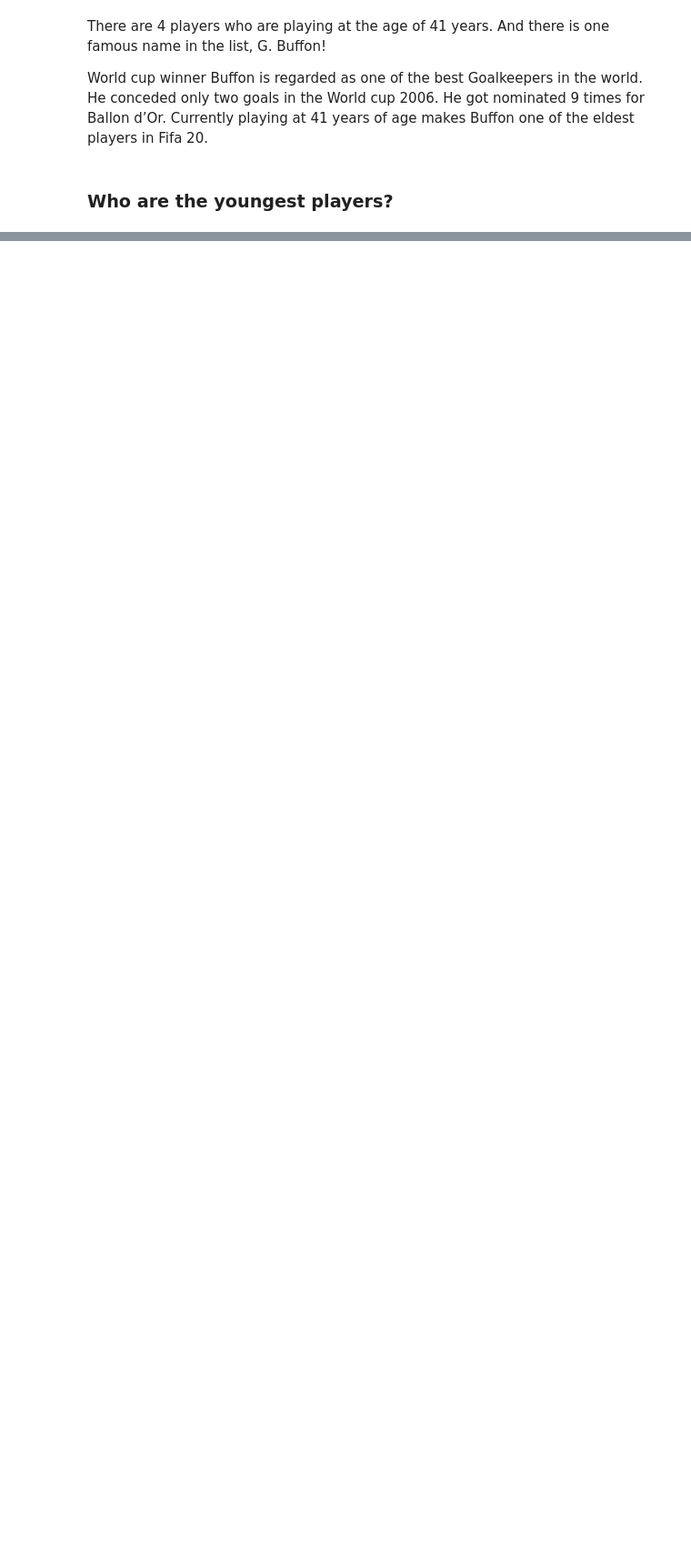
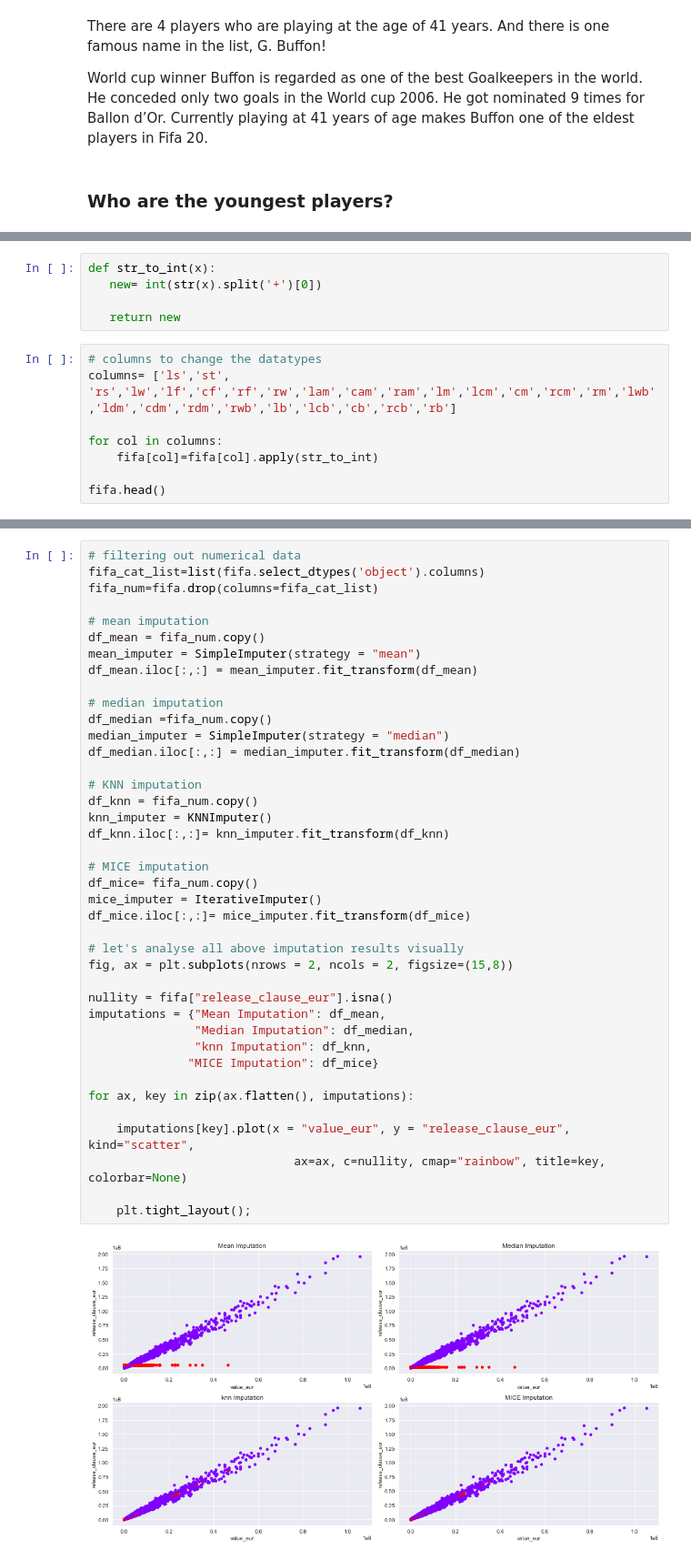
Before and after one commit to mdushetwar/Fifa-Players--EDA-Clustering, a Jupyter notebook: PRCP-1004-Fifa20.ipynb, the cells around one changed output, grey strips where cells are left out. Shown at 91% size. Drawn from its saved outputs; the diff is of its cells as text; blank space fills up the shorter version.

```diff
--- a/PRCP-1004-Fifa20.ipynb
+++ b/PRCP-1004-Fifa20.ipynb
@@ -407,0 +423,13 @@ players[players['age']==players.age.min()]
+# %%
+def str_to_int(x):
+   new= int(str(x).split('+')[0])
+
+   return new
+# %%
+# columns to change the datatypes
+columns= ['ls','st', 'rs','lw','lf','cf','rf','rw','lam','cam','ram','lm','lcm','cm','rcm','rm','lwb','ldm','cdm','rdm','rwb','lb','lcb','cb','rcb','rb']
+
+for col in columns:
+    fifa[col]=fifa[col].apply(str_to_int)
+
+fifa.head()
@@ -407,0 +448,42 @@ players[players['age']==players.age.min()]
+# %%
+# filtering out numerical data
+fifa_cat_list=list(fifa.select_dtypes('object').columns)
+fifa_num=fifa.drop(columns=fifa_cat_list)
+
+# mean imputation
+df_mean = fifa_num.copy()
+mean_imputer = SimpleImputer(strategy = "mean")
+df_mean.iloc[:,:] = mean_imputer.fit_transform(df_mean)
+
+# median imputation
+df_median =fifa_num.copy()
+median_imputer = SimpleImputer(strategy = "median")
+df_median.iloc[:,:] = median_imputer.fit_transform(df_median)
+
+# KNN imputation
+df_knn = fifa_num.copy()
+knn_imputer = KNNImputer()
+df_knn.iloc[:,:]= knn_imputer.fit_transform(df_knn)
+
+# MICE imputation
+df_mice= fifa_num.copy()
+mice_imputer = IterativeImputer()
+df_mice.iloc[:,:]= mice_imputer.fit_transform(df_mice)
+
+# let's analyse all above imputation results visually
+fig, ax = plt.subplots(nrows = 2, ncols = 2, figsize=(15,8))
+
+nullity = fifa["release_clause_eur"].isna()
+imputations = {"Mean Imputation": df_mean,
+               "Median Imputation": df_median,
+               "knn Imputation": df_knn,
+              "MICE Imputation": df_mice}
+
+for ax, key in zip(ax.flatten(), imputations):
+
+    imputations[key].plot(x = "value_eur", y = "release_clause_eur", kind="scatter",
+                             ax=ax, c=nullity, cmap="rainbow", title=key, colorbar=None)
+
+    plt.tight_layout();
+# %% [output]
+[figure, added]
```
Also changed, not shown: parts of 31 cells of this notebook.
